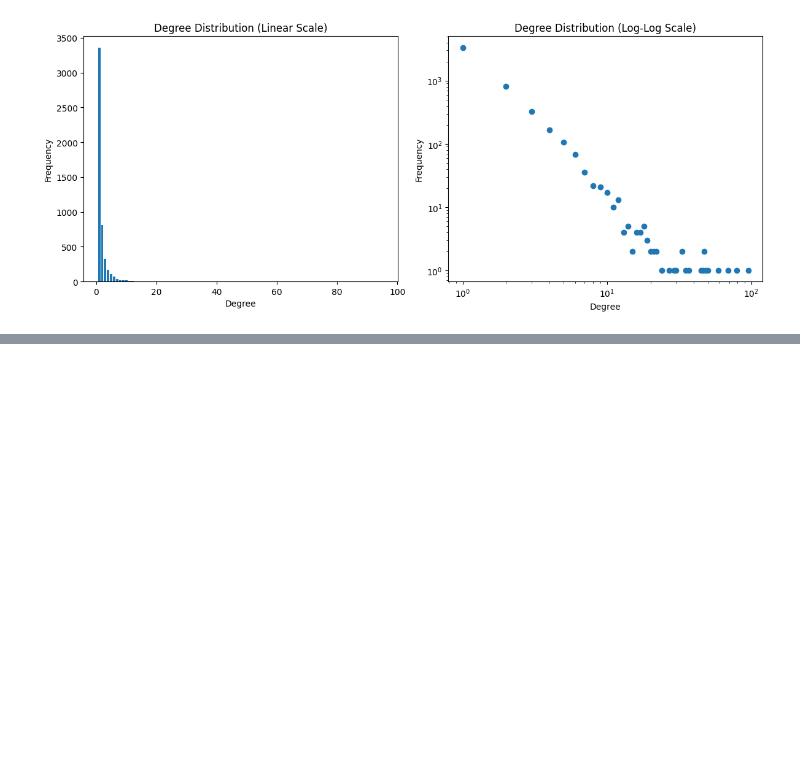
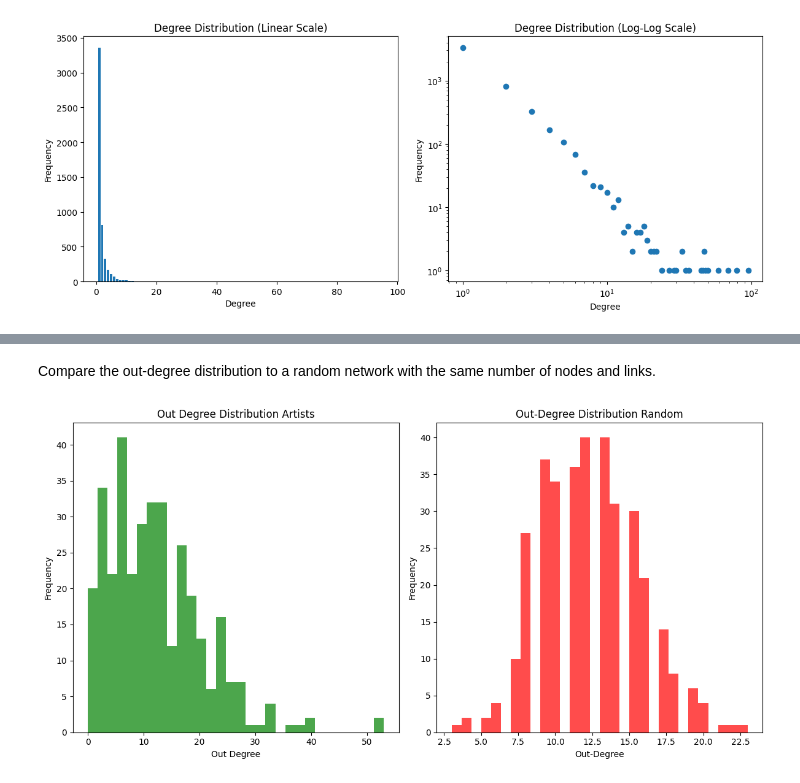
Before and after one commit to asold/sgi_a1_23, a Jupyter notebook: andrei_assignemnt1.ipynb, the cells around one changed output, grey strips where cells are left out. Drawn from its saved outputs; the diff is of its cells as text; code cells hidden in the pictures; blank space fills up the shorter version.

```diff
--- a/andrei_assignemnt1.ipynb
+++ b/andrei_assignemnt1.ipynb
@@ -257,0 +346,24 @@ Maximum degree: 95, Minimum degree: 1
+# %% [markdown]
+Compare the out-degree distribution to a random network with the same number of nodes and links.
+# %%
+## construct a ranom directed network with 350 nodes and 4262 edges
+random_graph = nx.gnm_random_graph(350, 4262, directed=True)
+
+random_out_degrees = [d for n,d in random_graph.out_degree()]
+
+## plot the in and out degree distributions
+plt.figure(figsize=(12, 6))
+plt.subplot(1, 2, 1)
+plt.hist(out_degrees, bins=30, color='green', alpha=0.7)
+plt.title('Out Degree Distribution Artists')
+plt.xlabel('Out Degree')
+plt.ylabel('Frequency')
+plt.subplot(1, 2, 2)
+plt.hist(random_out_degrees, bins=30, color='red', alpha=0.7)
+plt.title('Out-Degree Distribution Random')
+plt.xlabel('Out-Degree')
+plt.ylabel('Frequency')
+plt.tight_layout()
+plt.show()
+# %% [output]
+[figure, added]
```
Also changed, not shown: parts of 27 cells of this notebook, 1 other file.
